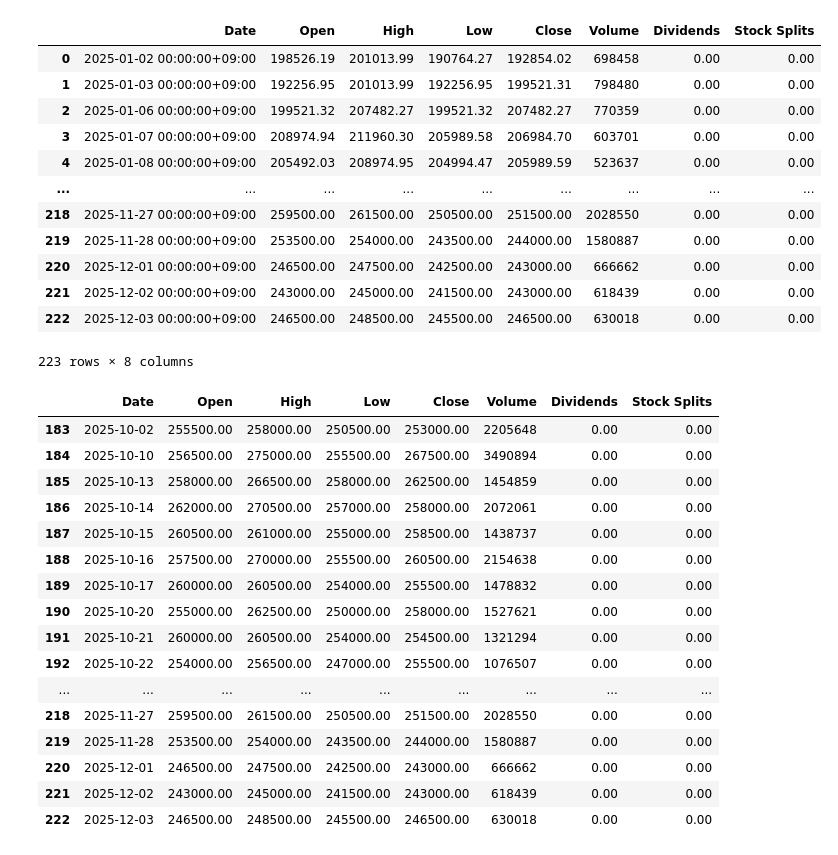
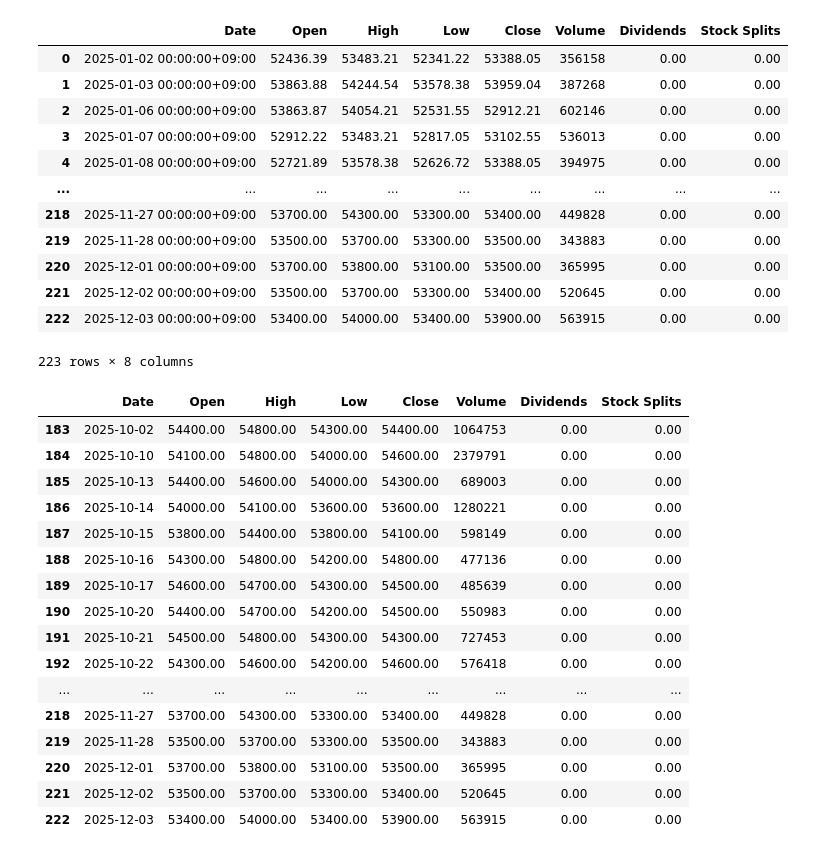
Before and after one commit to twopairs/stock-model, a Jupyter notebook: src/algo1/data-prep.ipynb, the cells around one changed output. Saved outputs shown, nothing was run; the diff lists cells and outputs as text; code cells hidden in the pictures.

```diff
--- a/src/algo1/data-prep.ipynb
+++ b/src/algo1/data-prep.ipynb
@@ -1,34 +1,36 @@
 # %%
 # yahoo 에서 data 확보
 # modeling을 종가로 try
 # import yfinance as yf
 
 # stock_id = "005930.KS"
-stock_id = "035420.KS"
+# stock_id = "035420.KS"
+# stock_id = "035720.KS"
+stock_id = "017670.KS"
 
 import pandas as pd
 import yfinance as yf
 
 pd.set_option('display.float_format', '{:.2f}'.format)  # 소수 둘째자리까지
 
 
 data = yf.Ticker(stock_id)
 hist_data = data.history()
 hist_data_period = data.history(start="2025-01-01").reset_index()
 hist_data_period
 # %% [output]
 |  | Date | Open | High | Low | Close | Volume | Dividends | Stock Splits |
-| 0 | 2025-01-02 00:00:00+09:00 | 198526.19 | 201013.99 | 190764.27 | 192854.02 | 698458 | 0.00 | 0.00 |
-| 1 | 2025-01-03 00:00:00+09:00 | 192256.95 | 201013.99 | 192256.95 | 199521.31 | 798480 | 0.00 | 0.00 |
-| 2 | 2025-01-06 00:00:00+09:00 | 199521.32 | 207482.27 | 199521.32 | 207482.27 | 770359 | 0.00 | 0.00 |
-| 3 | 2025-01-07 00:00:00+09:00 | 208974.94 | 211960.30 | 205989.58 | 206984.70 | 603701 | 0.00 | 0.00 |
-| 4 | 2025-01-08 00:00:00+09:00 | 205492.03 | 208974.95 | 204994.47 | 205989.59 | 523637 | 0.00 | 0.00 |
+| 0 | 2025-01-02 00:00:00+09:00 | 52436.39 | 53483.21 | 52341.22 | 53388.05 | 356158 | 0.00 | 0.00 |
+| 1 | 2025-01-03 00:00:00+09:00 | 53863.88 | 54244.54 | 53578.38 | 53959.04 | 387268 | 0.00 | 0.00 |
+| 2 | 2025-01-06 00:00:00+09:00 | 53863.87 | 54054.21 | 52531.55 | 52912.21 | 602146 | 0.00 | 0.00 |
+| 3 | 2025-01-07 00:00:00+09:00 | 52912.22 | 53483.21 | 52817.05 | 53102.55 | 536013 | 0.00 | 0.00 |
+| 4 | 2025-01-08 00:00:00+09:00 | 52721.89 | 53578.38 | 52626.72 | 53388.05 | 394975 | 0.00 | 0.00 |
 | ... | ... | ... | ... | ... | ... | ... | ... | ... |
-| 218 | 2025-11-27 00:00:00+09:00 | 259500.00 | 261500.00 | 250500.00 | 251500.00 | 2028550 | 0.00 | 0.00 |
-| 219 | 2025-11-28 00:00:00+09:00 | 253500.00 | 254000.00 | 243500.00 | 244000.00 | 1580887 | 0.00 | 0.00 |
-| 220 | 2025-12-01 00:00:00+09:00 | 246500.00 | 247500.00 | 242500.00 | 243000.00 | 666662 | 0.00 | 0.00 |
-| 221 | 2025-12-02 00:00:00+09:00 | 243000.00 | 245000.00 | 241500.00 | 243000.00 | 618439 | 0.00 | 0.00 |
-| 222 | 2025-12-03 00:00:00+09:00 | 246500.00 | 248500.00 | 245500.00 | 246500.00 | 630018 | 0.00 | 0.00 |
+| 218 | 2025-11-27 00:00:00+09:00 | 53700.00 | 54300.00 | 53300.00 | 53400.00 | 449828 | 0.00 | 0.00 |
+| 219 | 2025-11-28 00:00:00+09:00 | 53500.00 | 53700.00 | 53300.00 | 53500.00 | 343883 | 0.00 | 0.00 |
+| 220 | 2025-12-01 00:00:00+09:00 | 53700.00 | 53800.00 | 53100.00 | 53500.00 | 365995 | 0.00 | 0.00 |
+| 221 | 2025-12-02 00:00:00+09:00 | 53500.00 | 53700.00 | 53300.00 | 53400.00 | 520645 | 0.00 | 0.00 |
+| 222 | 2025-12-03 00:00:00+09:00 | 53400.00 | 54000.00 | 53400.00 | 53900.00 | 563915 | 0.00 | 0.00 |
 223 rows × 8 columns
 # %%
 from datetime import datetime, timedelta
@@ -39,22 +41,22 @@ df = hist_data_period[hist_data_period['Date'] > start]
 df
 # %% [output]
 |  | Date | Open | High | Low | Close | Volume | Dividends | Stock Splits |
-| 183 | 2025-10-02 | 255500.00 | 258000.00 | 250500.00 | 253000.00 | 2205648 | 0.00 | 0.00 |
-| 184 | 2025-10-10 | 256500.00 | 275000.00 | 255500.00 | 267500.00 | 3490894 | 0.00 | 0.00 |
-| 185 | 2025-10-13 | 258000.00 | 266500.00 | 258000.00 | 262500.00 | 1454859 | 0.00 | 0.00 |
-| 186 | 2025-10-14 | 262000.00 | 270500.00 | 257000.00 | 258000.00 | 2072061 | 0.00 | 0.00 |
-| 187 | 2025-10-15 | 260500.00 | 261000.00 | 255000.00 | 258500.00 | 1438737 | 0.00 | 0.00 |
-| 188 | 2025-10-16 | 257500.00 | 270000.00 | 255500.00 | 260500.00 | 2154638 | 0.00 | 0.00 |
-| 189 | 2025-10-17 | 260000.00 | 260500.00 | 254000.00 | 255500.00 | 1478832 | 0.00 | 0.00 |
-| 190 | 2025-10-20 | 255000.00 | 262500.00 | 250000.00 | 258000.00 | 1527621 | 0.00 | 0.00 |
-| 191 | 2025-10-21 | 260000.00 | 260500.00 | 254000.00 | 254500.00 | 1321294 | 0.00 | 0.00 |
-| 192 | 2025-10-22 | 254000.00 | 256500.00 | 247000.00 | 255500.00 | 1076507 | 0.00 | 0.00 |
+| 183 | 2025-10-02 | 54400.00 | 54800.00 | 54300.00 | 54400.00 | 1064753 | 0.00 | 0.00 |
+| 184 | 2025-10-10 | 54100.00 | 54800.00 | 54000.00 | 54600.00 | 2379791 | 0.00 | 0.00 |
+| 185 | 2025-10-13 | 54400.00 | 54600.00 | 54000.00 | 54300.00 | 689003 | 0.00 | 0.00 |
+| 186 | 2025-10-14 | 54000.00 | 54100.00 | 53600.00 | 53600.00 | 1280221 | 0.00 | 0.00 |
+| 187 | 2025-10-15 | 53800.00 | 54400.00 | 53800.00 | 54100.00 | 598149 | 0.00 | 0.00 |
+| 188 | 2025-10-16 | 54300.00 | 54800.00 | 54200.00 | 54800.00 | 477136 | 0.00 | 0.00 |
+| 189 | 2025-10-17 | 54600.00 | 54700.00 | 54300.00 | 54500.00 | 485639 | 0.00 | 0.00 |
+| 190 | 2025-10-20 | 54400.00 | 54700.00 | 54200.00 | 54500.00 | 550983 | 0.00 | 0.00 |
+| 191 | 2025-10-21 | 54500.00 | 54800.00 | 54300.00 | 54300.00 | 727453 | 0.00 | 0.00 |
+| 192 | 2025-10-22 | 54300.00 | 54600.00 | 54200.00 | 54600.00 | 576418 | 0.00 | 0.00 |
 | ... | ... | ... | ... | ... | ... | ... | ... | ... |
-| 218 | 2025-11-27 | 259500.00 | 261500.00 | 250500.00 | 251500.00 | 2028550 | 0.00 | 0.00 |
-| 219 | 2025-11-28 | 253500.00 | 254000.00 | 243500.00 | 244000.00 | 1580887 | 0.00 | 0.00 |
-| 220 | 2025-12-01 | 246500.00 | 247500.00 | 242500.00 | 243000.00 | 666662 | 0.00 | 0.00 |
-| 221 | 2025-12-02 | 243000.00 | 245000.00 | 241500.00 | 243000.00 | 618439 | 0.00 | 0.00 |
-| 222 | 2025-12-03 | 246500.00 | 248500.00 | 245500.00 | 246500.00 | 630018 | 0.00 | 0.00 |
+| 218 | 2025-11-27 | 53700.00 | 54300.00 | 53300.00 | 53400.00 | 449828 | 0.00 | 0.00 |
+| 219 | 2025-11-28 | 53500.00 | 53700.00 | 53300.00 | 53500.00 | 343883 | 0.00 | 0.00 |
+| 220 | 2025-12-01 | 53700.00 | 53800.00 | 53100.00 | 53500.00 | 365995 | 0.00 | 0.00 |
+| 221 | 2025-12-02 | 53500.00 | 53700.00 | 53300.00 | 53400.00 | 520645 | 0.00 | 0.00 |
+| 222 | 2025-12-03 | 53400.00 | 54000.00 | 53400.00 | 53900.00 | 563915 | 0.00 | 0.00 |
 # %%
 def analysis_profit(_df):
     _count = len(_df)
```
Also changed, not shown: parts of 3 cells of this notebook.
